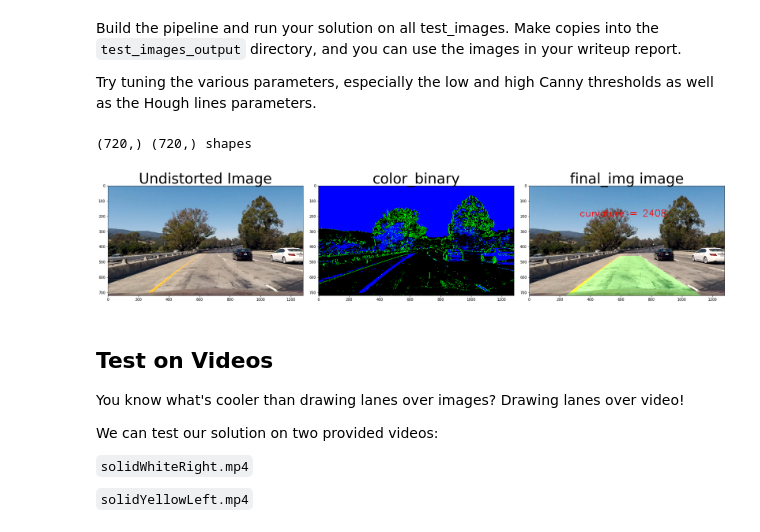
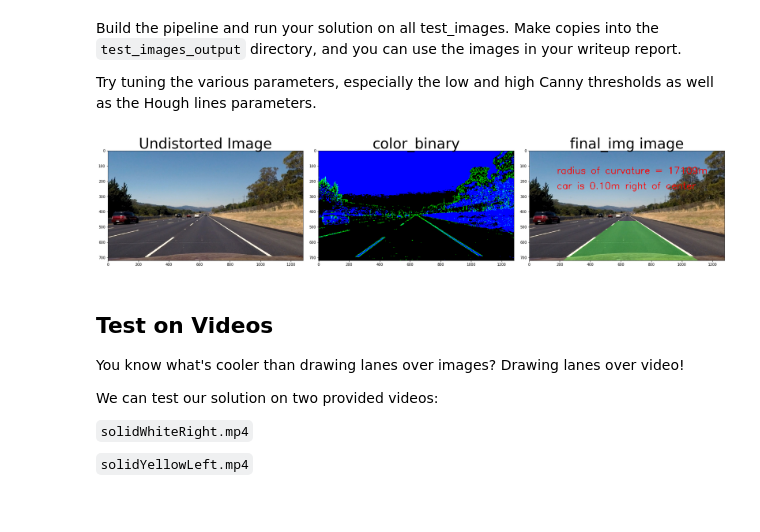
Before and after one commit to pkorivi/CarND-Advanced-Lane-Lines, a Jupyter notebook: lane_finding.ipynb, the cells around one changed output. Drawn from its saved outputs; the diff is of its cells as text; code cells hidden in the pictures.

```diff
--- a/lane_finding.ipynb
+++ b/lane_finding.ipynb
@@ -232,7 +232,8 @@ def find_initial_fit(binary_warped):
     out_img[nonzeroy[right_lane_inds], nonzerox[right_lane_inds]] = [0, 0, 255]
 
     #Initially set it to value - add the
-     y_eval = np.max(ploty)
+    y_eval = np.max(ploty)
+
     #Radius of curvature in world frame
     ym_per_pix = 30/720 # meters per pixel in y dimension
     xm_per_pix = 3.7/700 # meters per pixel in x dimension
@@ -244,7 +245,16 @@ def find_initial_fit(binary_warped):
     right_curverad = ((1 + (2*right_fit_cr[0]*y_eval*ym_per_pix + right_fit_cr[1])**2)**1.5) / np.absolute(2*right_fit_cr[0])
     curvature = (left_curverad+right_curverad)/2
 
-    return out_img, left_fit, right_fit, left_fitx, right_fitx, ploty,curvature
+    #distance to center
+    #interceptions on left and right lane at bottom of image at y = 720
+    left_intcpt =  left_fit[0]*720**2 + left_fit[1]*720 + left_fit[2]
+    right_intcpt = right_fit[0]*720**2 + right_fit[1]*720 + right_fit[2]
+    # if car_pstn < 0, is it on left of center and >0 then it is on right of center
+    car_pstn = ((left_intcpt+right_intcpt)/2 ) - 640
+    #convert to meters
+    car_pstn = car_pstn*xm_per_pix
+
+    return out_img, left_fit, right_fit, left_fitx, right_fitx, ploty,curvature, car_pstn
 # %%
 def find_next_fit(binary_warped, left_fit, right_fit):
     nonzero = binary_warped.nonzero()
@@ -308,10 +318,19 @@ def find_next_fit(binary_warped, left_fit, right_fit):
     right_curverad = ((1 + (2*right_fit_cr[0]*y_eval*ym_per_pix + right_fit_cr[1])**2)**1.5) / np.absolute(2*right_fit_cr[0])
     curvature = (left_curverad+right_curverad)/2
 
+    #distance to center
+    #interceptions on left and right lane at bottom of image at y = 720
+    left_intcpt =  left_fit[0]*720**2 + left_fit[1]*720 + left_fit[2]
+    right_intcpt = right_fit[0]*720**2 + right_fit[1]*720 + right_fit[2]
+    # if car_pstn < 0, is it on left of center and >0 then it is on right of center
+    car_pstn = ((left_intcpt+right_intcpt)/2 ) - 640
+    #convert to meters
+    car_pstn = car_pstn*xm_per_pix
 
-    return out_img, left_fit, right_fit, left_fitx, right_fitx, ploty, curvature
+
+    return out_img, left_fit, right_fit, left_fitx, right_fitx, ploty, curvature, car_pstn
 # %%
-def get_final_image(warped,undist, left_fitx,right_fitx, ploty, curvature):
+def get_final_image(warped,undist, left_fitx,right_fitx, ploty, curvature, car_pstn):
     # Create an image to draw the lines on
     warp_zero = np.zeros_like(warped).astype(np.uint8)
     color_warp = np.dstack((warp_zero, warp_zero, warp_zero))
@@ -330,7 +349,11 @@ def get_final_image(warped,undist, left_fitx,right_fitx, ploty, curvature):
     result = cv2.addWeighted(undist, 1, newwarp, 0.3, 0)
 
     font = cv2.FONT_HERSHEY_SIMPLEX
-    cv2.putText(result,'curvature = '+str(int(curvature)),(330,200), font, 2,(255,0,0),3)
+    cv2.putText(result,'radius of curvature = {}m'.format(int(curvature)),(180,150), font, 2,(255,0,0),3)
+    if car_pstn < 0:
+        cv2.putText(result,'car is {:.2f}m left of center'.format(-1 * car_pstn),(180,220), font, 2,(255,0,0),3)
+    else:
+        cv2.putText(result,'car is {:.2f}m right of center'.format(car_pstn),(180,250), font, 2,(255,0,0),3)
 
     return result
     #plt.imshow(result)
@@ -360,40 +383,38 @@ Try tuning the various parameters, especially the low and high Canny thresholds
 # %%
 # TODO: Build your pipeline that will draw lane lines on the test_images
 # then save them to the test_images directory.
 
 
 # Read in an image from test images
-#image = cv2.imread('test_images/straight_lines1.jpg')
-image = mpimg.imread('test_images/test1.jpg')
+image = mpimg.imread('test_images/straight_lines2.jpg')
+#image = mpimg.imread('test_images/test6.jpg')
 undis = get_undistorted_img(image)
 color_binary, binary = get_thresholded_img(undis, s_thresh=(80, 255), sx_thresh=(20, 140))
 warped = get_perspective_transformed_image(binary)
 
 #out_img,left_fitx, right_fitx, ploty,  left_fit, right_fit = find_initial_fit(warped)
-out_img, left_fit, right_fit, left_fitx, right_fitx, ploty, curvature = find_initial_fit(warped)
+out_img, left_fit, right_fit, left_fitx, right_fitx, ploty, curvature, car_pstn = find_initial_fit(warped)
 
-out_img, left_fit, right_fit, left_fitx, right_fitx, ploty, curvature = find_next_fit(warped, left_fit, right_fit)
+out_img, left_fit, right_fit, left_fitx, right_fitx, ploty, curvature, car_pstn = find_next_fit(warped, left_fit, right_fit)
 
-final_img = get_final_image(warped,undis, left_fitx,right_fitx, ploty, curvature)
-
+final_img = get_final_image(warped,undis, left_fitx,right_fitx, ploty, curvature, car_pstn)
 
 #plt.imshow(binary_img)
 
 # Plot the result
 f, (ax1, ax2, ax3) = plt.subplots(1, 3, figsize=(24, 9))
 f.tight_layout()
 
 ax1.imshow(undis)
 ax1.set_title('Undistorted Image', fontsize=40)
 
 ax2.imshow(color_binary)
 ax2.set_title('color_binary', fontsize=40)
 ax3.imshow(final_img)
 ax3.set_title('final_img image', fontsize=40)
 plt.subplots_adjust(left=0., right=1, top=0.9, bottom=0.)
 # %% [output]
-(720,) (720,) shapes
-[figure, old version]
+[figure, new version]
 # %% [markdown]
 ## Test on Videos
 
```
Also changed, not shown: parts of 3 cells of this notebook, 1 other file.
